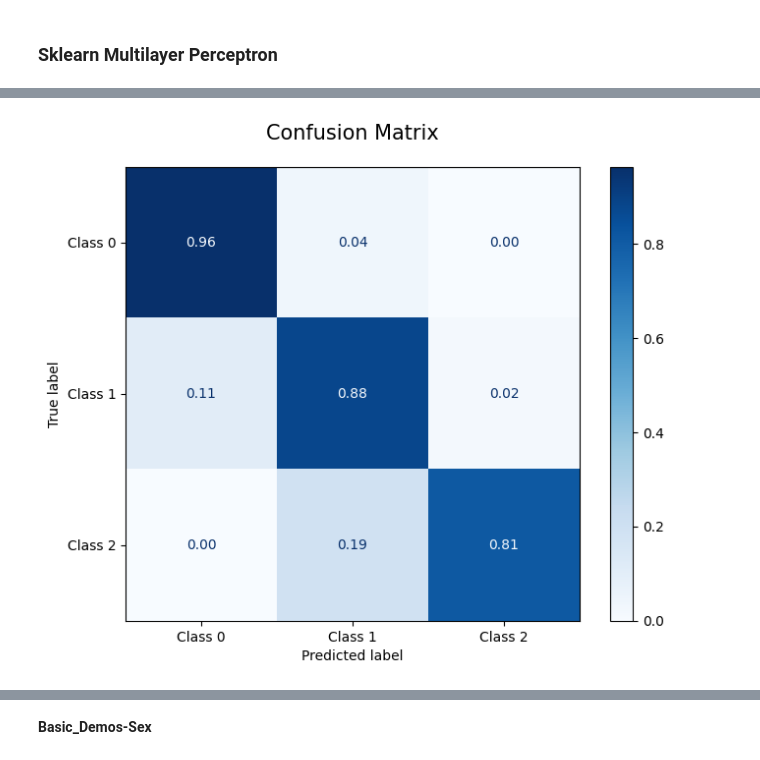
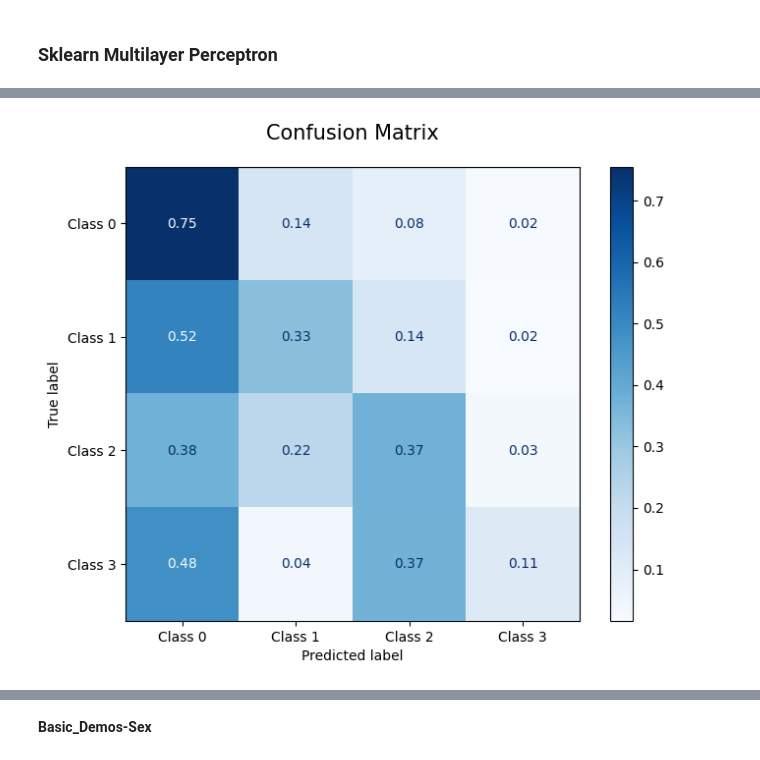
Before and after one commit to kilomo12/Data_Mining_project2, a Jupyter notebook: neural_network_classification.ipynb, the cells around one changed output, grey strips where cells are left out. Drawn from its saved outputs; the diff is of its cells as text; code cells hidden in the pictures.

```diff
--- a/neural_network_classification.ipynb
+++ b/neural_network_classification.ipynb
@@ -60,3 +60,6 @@ df = df_original.copy()
+# %%
+df_original = pd.read_csv("cmi_internet.csv")
+df = df_WTout.copy()
 # %%
 def encoder_labels_categoriques(df):
     """
@@ -81,5 +84,3 @@ def encoder_labels_categoriques(df):
     return df_encode
 # %%
 df = encoder_labels_categoriques(df)
-# %%
-df.drop(columns=["PCIAT-PCIAT_Total", "sii"], inplace=True)
@@ -114,7 +99,7 @@ np.unique(y, return_counts=True)
 **I merge class 2 and 3 into a single class (class 2)**
 # %%
 # I merge class 2 and 3 into a single class (class 2)
-y = np.where(y == 3, 2, y)
+#y = np.where(y == 3, 2, y)
 # %% [markdown]
 ### Data Partitioning
 # %%
@@ -194,5 +184,5 @@ X_train_sel.shape
 # %%
-clf = MLPClassifier(random_state=0, max_iter=500)
+clf = MLPClassifier(random_state=0, max_iter=1000)
 
 clf.fit(X_train_sel, y_train_resampled)
 
@@ -220,21 +213,21 @@ plt.show()
 # %%
 fig, ax = plt.subplots(figsize=(8, 6))
 
 disp = ConfusionMatrixDisplay.from_predictions(
     y_test,
     y_pred,
-    display_labels=["Class 0", "Class 1", "Class 2"], # Opzionale: nomi reali
+    display_labels=["Class 0", "Class 1", "Class 2", "Class 3"], # Opzionale: nomi reali
     cmap=plt.cm.Blues,
     normalize='true',
     ax=ax,
     values_format='.2f' # Mostra solo 2 decimali
 )
 
 ax.set_title("Confusion Matrix", fontsize=15, pad=20)
 plt.grid(False) # Rimuove linee fastidiose se presenti
 plt.show()
 # %% [output]
-[figure, old version]
+[figure, new version]
 # %%
 plt.plot(clf.loss_curve_)
 plt.show()
```
Also changed, not shown: parts of 127 cells of this notebook, 1 other file.
